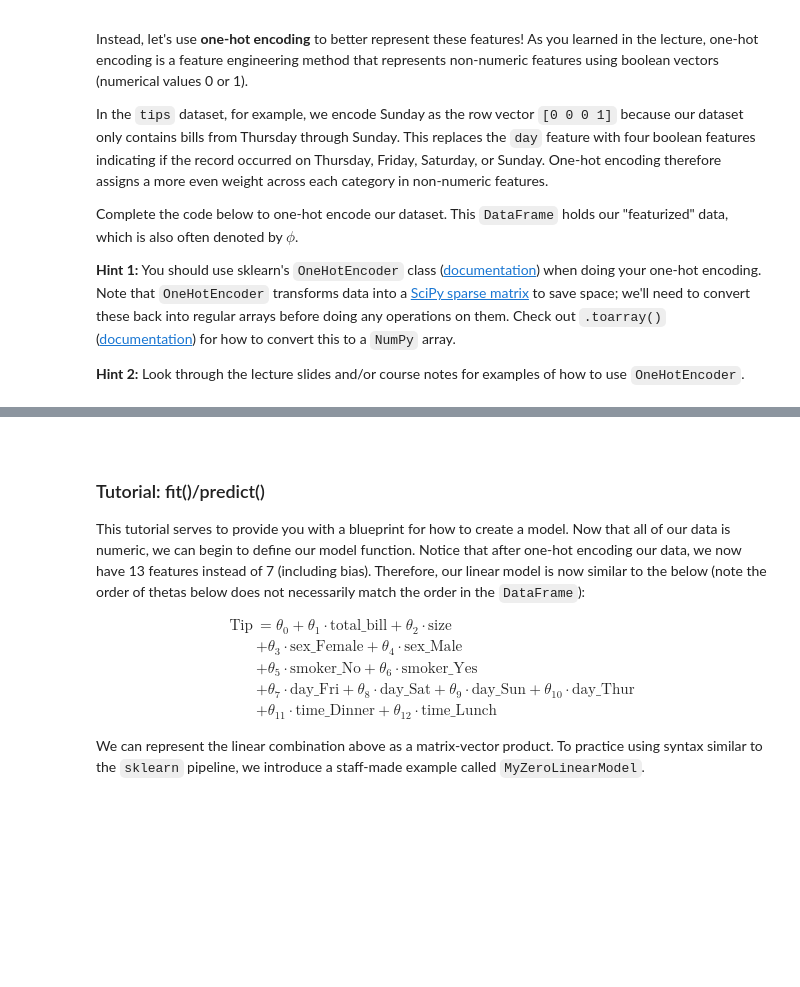
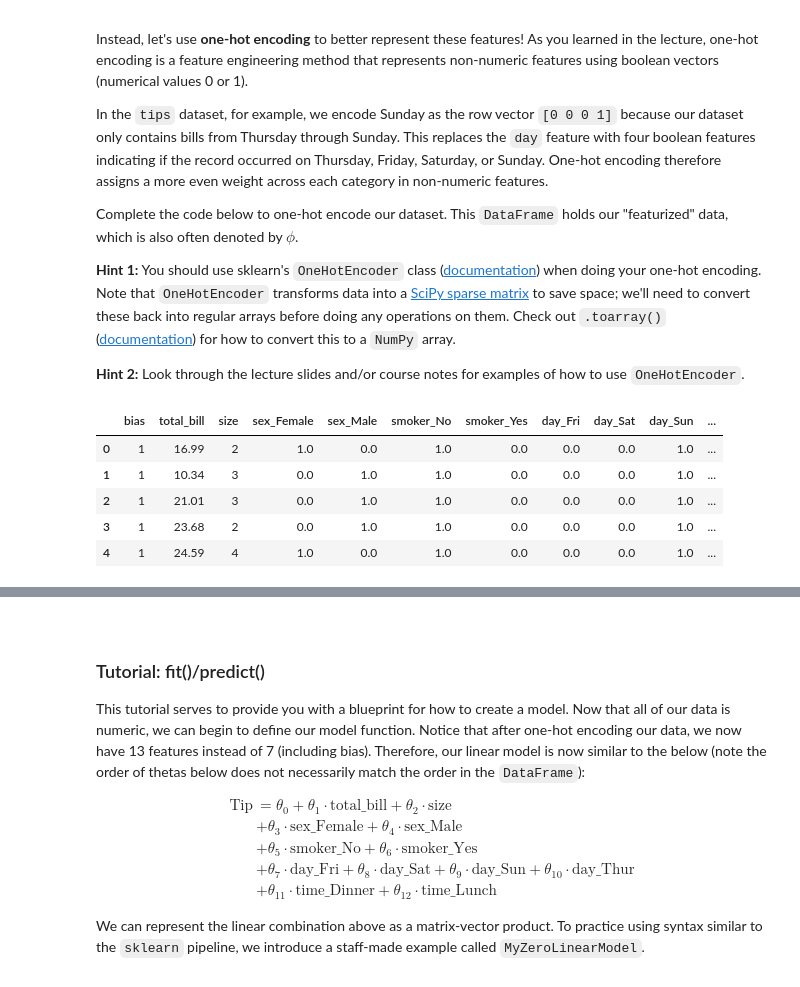
Before and after one commit to zaddle55/sp26-ds100-material, a Jupyter notebook: lab/lab06/lab06.ipynb, the cells around one changed output, grey strips where cells are left out. Drawn from its saved outputs; the diff is of its cells as text; code cells hidden in the pictures; blank space fills up the shorter version.

```diff
--- a/lab/lab06/lab06.ipynb
+++ b/lab/lab06/lab06.ipynb
@@ -135,24 +154,43 @@ Complete the code below to one-hot encode our dataset. This `DataFrame` holds ou
 
 **Hint 2:** Look through the lecture slides and/or course notes for examples of how to use `OneHotEncoder`.
 # %%
+from sklearn.compose import ColumnTransformer
 def one_hot_encode(data):
     """
     Return the one-hot encoded DataFrame of our input data.
 
     Parameters
     -----------
     data: A DataFrame that may include non-numerical features.
 
     Returns
     -----------
     A one-hot encoded DataFrame that only contains numeric features.
 
     """
-    ...
-    return data
+    cat_cols = ['sex', 'smoker', 'day', 'time']
+    cols_to_encode = [col for col in data.columns if col in cat_cols]
+
+    result = data.drop(columns=cols_to_encode)
+
+    for col in cols_to_encode:
+        enc = OneHotEncoder(sparse_output=False, handle_unknown='ignore')
+        transformed = enc.fit_transform(data[[col]])
+        col_names = enc.get_feature_names_out([col])
+        encoded_df = pd.DataFrame(transformed, columns=col_names, index=data.index)
+        result = pd.concat([result, encoded_df], axis=1)
+
+    return result
 
 
 one_hot_X = one_hot_encode(X)
 one_hot_X.head()
+# %% [output]
+|  | bias | total_bill | size | sex_Female | sex_Male | smoker_No | smoker_Yes | day_Fri | day_Sat | day_Sun | ... |
+| 0 | 1 | 16.99 | 2 | 1.0 | 0.0 | 1.0 | 0.0 | 0.0 | 0.0 | 1.0 | ... |
+| 1 | 1 | 10.34 | 3 | 0.0 | 1.0 | 1.0 | 0.0 | 0.0 | 0.0 | 1.0 | ... |
+| 2 | 1 | 21.01 | 3 | 0.0 | 1.0 | 1.0 | 0.0 | 0.0 | 0.0 | 1.0 | ... |
+| 3 | 1 | 23.68 | 2 | 0.0 | 1.0 | 1.0 | 0.0 | 0.0 | 0.0 | 1.0 | ... |
+| 4 | 1 | 24.59 | 4 | 1.0 | 0.0 | 1.0 | 0.0 | 0.0 | 0.0 | 1.0 | ... |
 # %%
 grader.check("q1")
```
Also changed, not shown: parts of 33 cells of this notebook.
